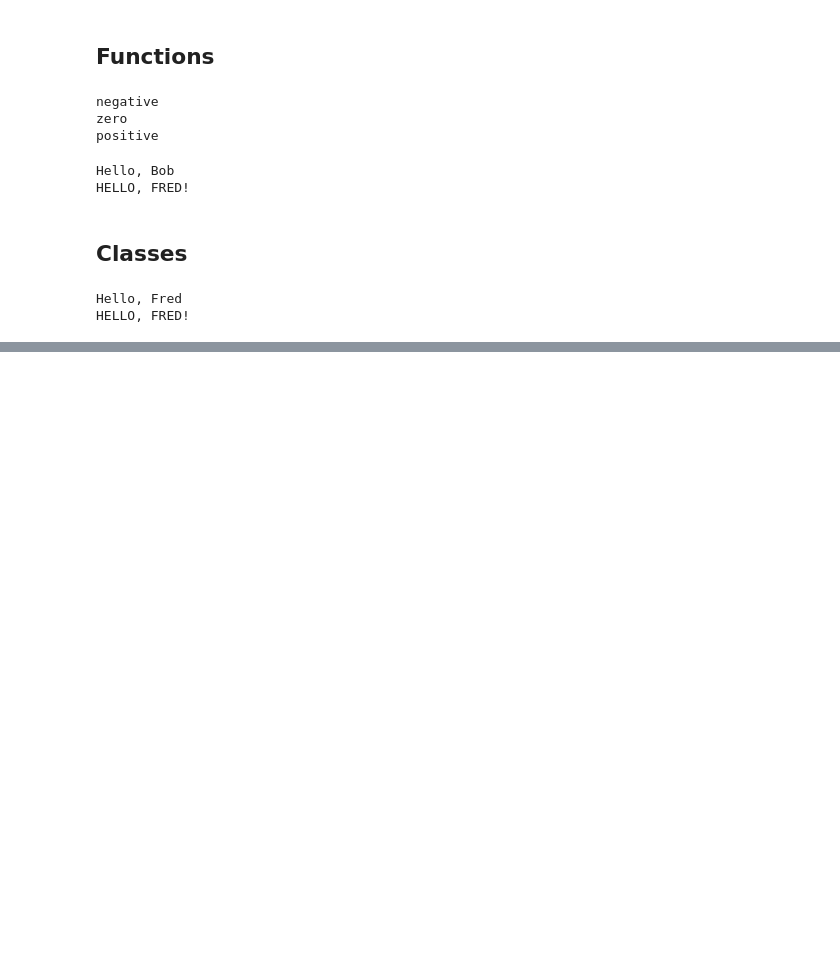
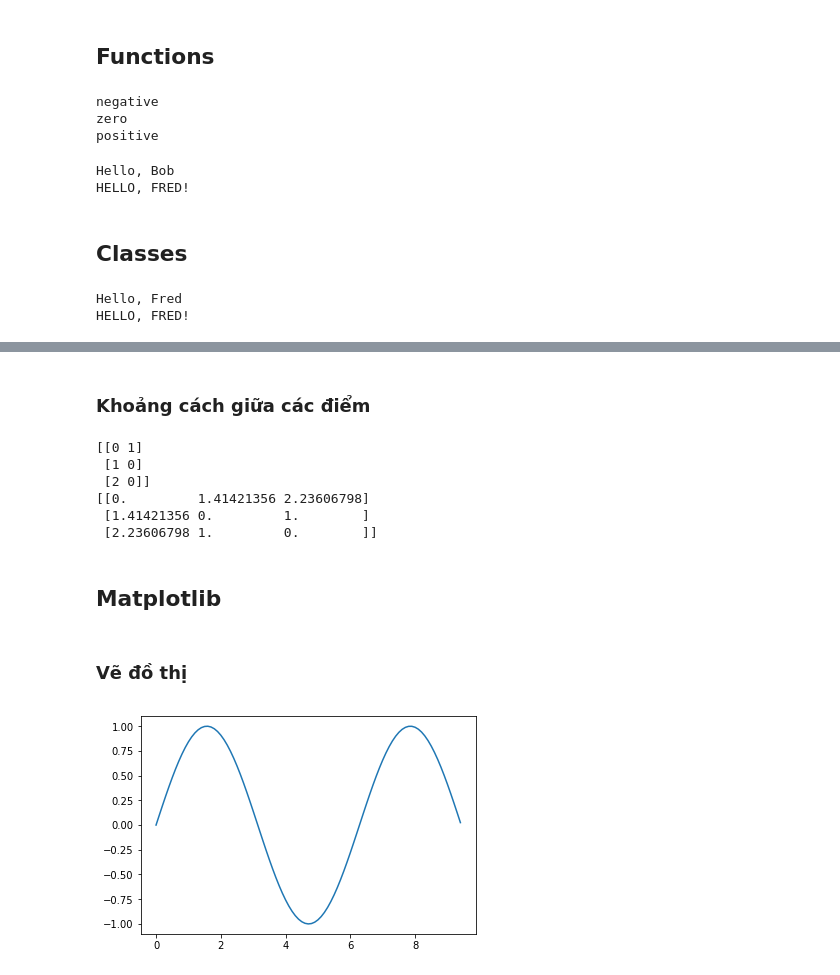
Before and after one commit to behitek/blog_resources, a Jupyter notebook: python-tutorial/python_tutorial.ipynb, the cells around one changed output, grey strips where cells are left out. Drawn from its saved outputs; the diff is of its cells as text; code cells hidden in the pictures; blank space fills up the shorter version.

```diff
--- a/python-tutorial/python_tutorial.ipynb
+++ b/python-tutorial/python_tutorial.ipynb
@@ -356,0 +868,45 @@ HELLO, FRED!
+# %% [markdown]
+### Khoảng cách giữa các điểm
+# %%
+import numpy as np
+from scipy.spatial.distance import pdist, squareform
+
+# Tạo một numpy array mà mỗi hàng là một điểm trong không gian 2 chiều:
+# [[0 1]
+#  [1 0]
+#  [2 0]]
+x = np.array([[0, 1], [1, 0], [2, 0]])
+print(x)
+
+# tính khoảng cách Euclidean giữa tất cả các hàng trong x.
+# d[i, j] là khoảng cách Euclidean giữa x[i, :] và x[j, :],
+# Và d sẽ có giá trị như sau:
+# [[ 0.          1.41421356  2.23606798]
+#  [ 1.41421356  0.          1.        ]
+#  [ 2.23606798  1.          0.        ]]
+d = squareform(pdist(x, 'euclidean'))
+print(d)
+# %% [output]
+[[0 1]
+ [1 0]
+ [2 0]]
+[[0.         1.41421356 2.23606798]
+ [1.41421356 0.         1.        ]
+ [2.23606798 1.         0.        ]]
+# %% [markdown]
+## Matplotlib
+# %% [markdown]
+### Vẽ đồ thị
+# %%
+import numpy as np
+import matplotlib.pyplot as plt
+
+# Tính toán x và y để lấy 1 số cặp điểm trên đồ thị hình sin
+x = np.arange(0, 3 * np.pi, 0.1)
+y = np.sin(x)
+
+# Vẽ đồ thị theo các điểm dữ liệu dùng matplotlib
+plt.plot(x, y)
+plt.show()  # Bạn phải gọi hàm plt.show() để đồ thị xuất hiện.
+# %% [output]
+[figure, added]
```
Also changed, not shown: parts of 34 cells of this notebook.
